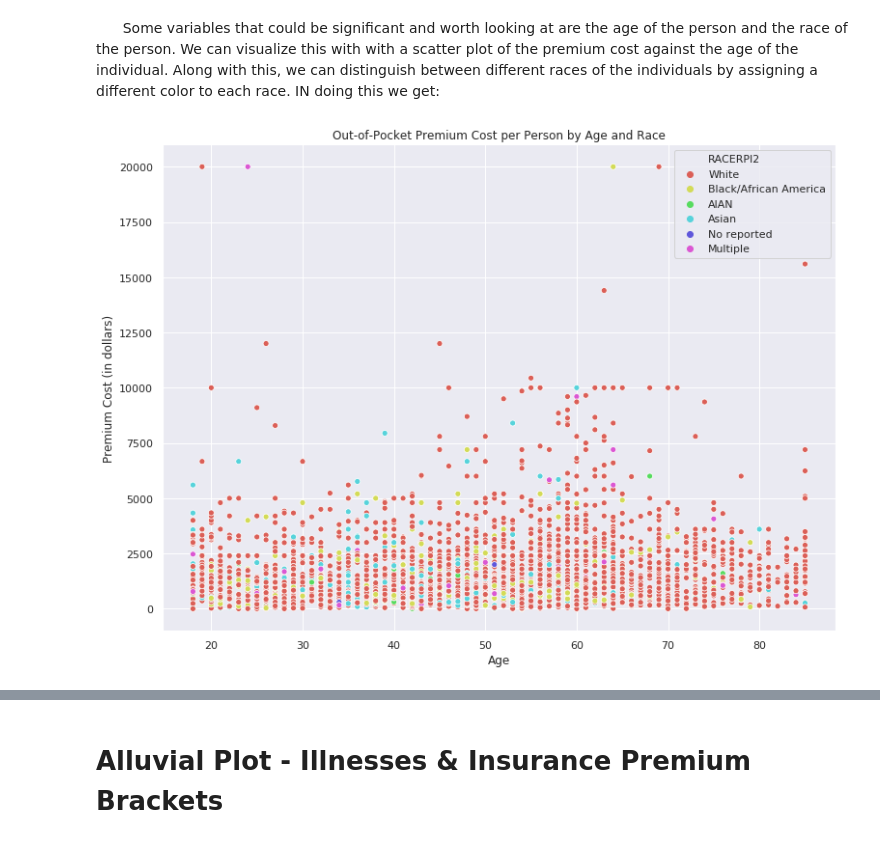
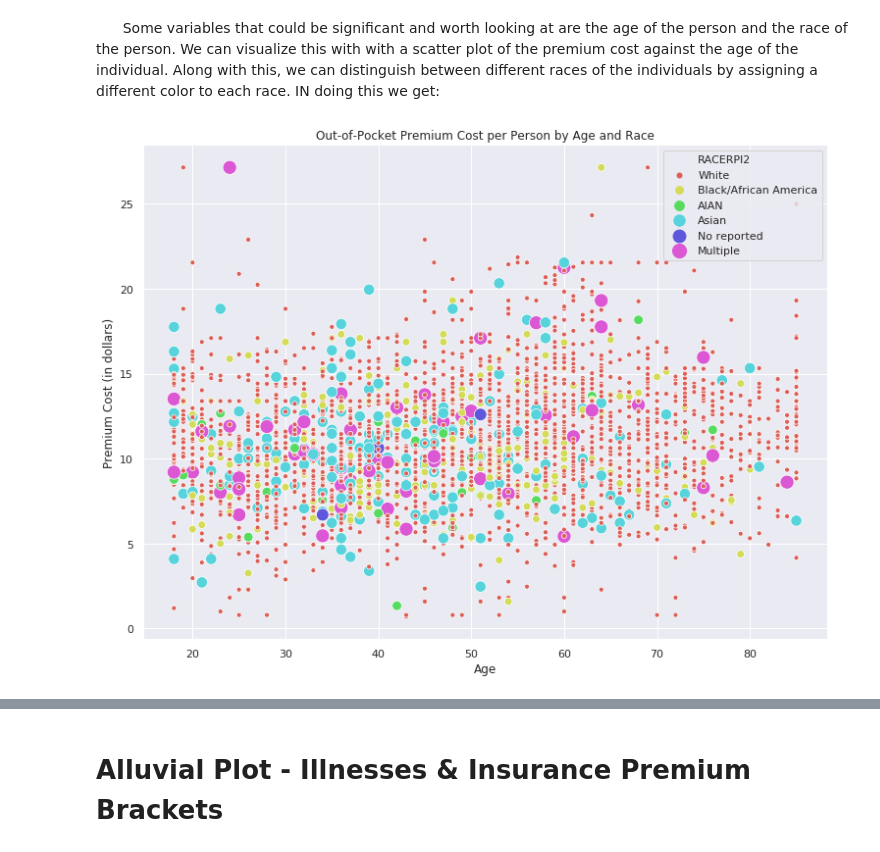
Before and after one commit to hanson263/PSTAT-134-Project, a Jupyter notebook: final_project_EDA.ipynb, the cells around one changed output, grey strips where cells are left out. Cells and saved outputs as stored; diff of their text form; code cells hidden in the pictures.

```diff
--- a/final_project_EDA.ipynb
+++ b/final_project_EDA.ipynb
@@ -101,11 +119,11 @@ plt.pyplot.xticks([0,1,2,3,4], ['\$0--\$34,999','\$35,000--\$49,999', '\$50,000-
 # %%
 age = df[df.AGE_P>17] #Include only legal adults, as minors most likely aren't paying their own premium.
 age['RACERPI2'] = pd.cut(age.RACERPI2, bins = [0,1,2,3,4,5,6], labels = ['White', 'Black/African America', 'AIAN', 'Asian', 'No reported', 'Multiple'])
 cost_per_person = premium_cost/age['FM_SIZE'].dropna()
 sns.set(rc={'figure.figsize':(12.5,9.27)})
-g = sns.scatterplot(x=age['AGE_P'], y=cost_per_person, hue = 'RACERPI2', data = age, palette = 'hls');
+g = sns.scatterplot(x=age['AGE_P'], y=np.power(cost_per_person, 1/3), hue = 'RACERPI2', data = age, palette = 'hls', size="RACERPI2", sizes=(200,25));
 plt.pyplot.xlabel('Age')
 plt.pyplot.ylabel('Premium Cost (in dollars)')
 plt.pyplot.title("Out-of-Pocket Premium Cost per Person by Age and Race");
 # %% [output]
-[figure, old version]
+[figure, new version]
```
Also changed, not shown: parts of 7 cells of this notebook, 1 other file.
